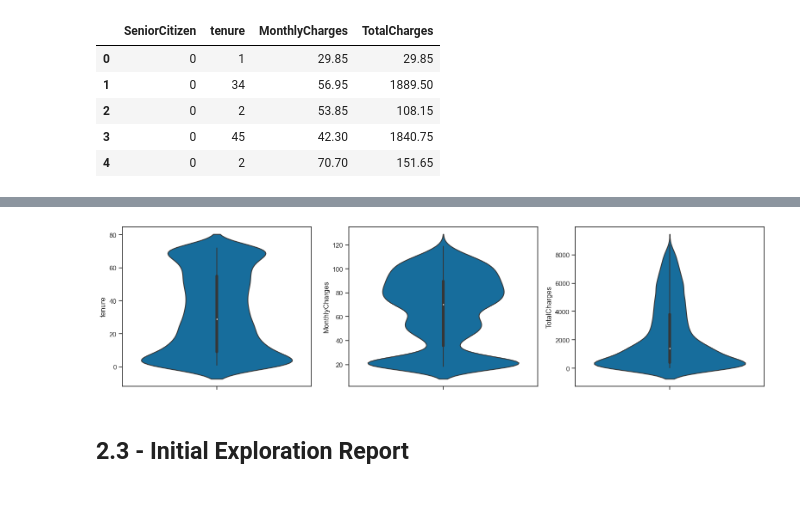
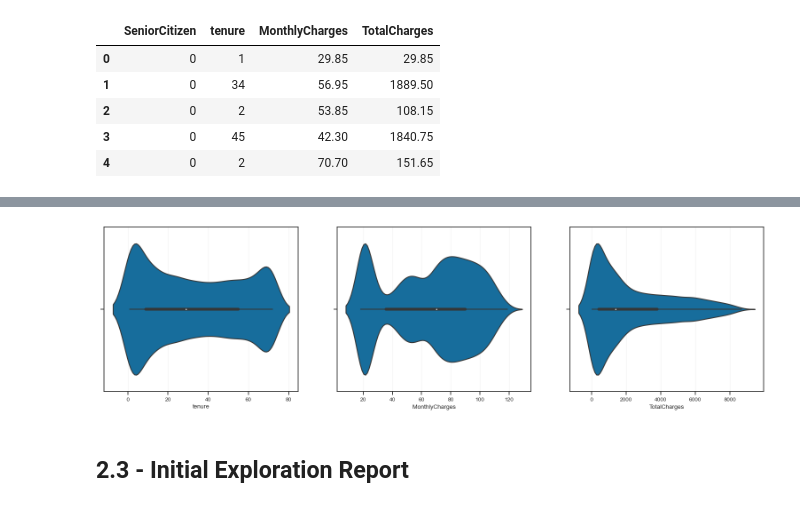
Before and after one commit to guipradow/churn_prediction, a Jupyter notebook: churn_prediction.ipynb, the cells around one changed output, grey strips where cells are left out. Cells and saved outputs as stored; diff of their text form; code cells hidden in the pictures.

```diff
--- a/churn_prediction.ipynb
+++ b/churn_prediction.ipynb
@@ -8,9 +8,17 @@ import matplotlib.pyplot as plt
 import seaborn as sns
 # %%
 # Seaborn settings
-sns.set(
+sns.set_theme(
+    context="notebook",
     style="ticks",
-    context="notebook",
-    palette="colorblind"
+    palette="colorblind",
+    font_scale=.8,
+    rc = {
+        "axes.grid": True,
+        "grid.alpha": .2,
+        "axes.titlesize": "x-large",
+        "axes.titleweight": "bold",
+        "axes.titlepad": 20
+    }
 )
 # %% [markdown]
@@ -129,10 +140,10 @@ Categories (2, int64): [0, 1]
 # %%
 # Plotting violinplot for outliers detection and distribution analysis
 fig, axes = plt.subplots(ncols=3, figsize=(6.4*3, 4.8))
 for ax, col in zip(axes, num_cols):
-    sns.violinplot(data=df, y=col, ax=ax, showfliers=True)
+    sns.violinplot(data=df, x=col, ax=ax, showfliers=True)
 # %% [output]
-[figure, old version]
+[figure, new version]
 # %% [markdown]
 ## 2.3 - Initial Exploration Report
 # %% [markdown]
```
Also changed, not shown: parts of 5 cells of this notebook.
